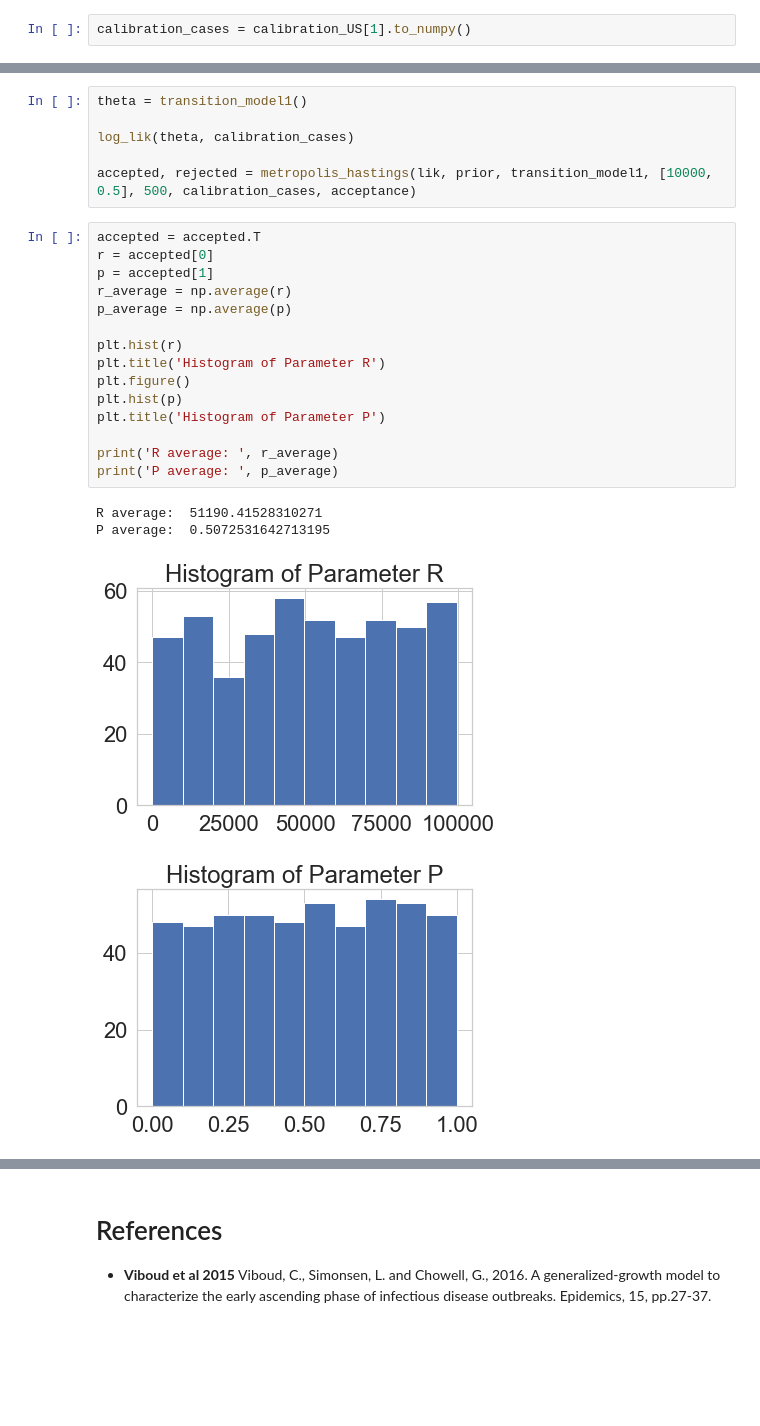
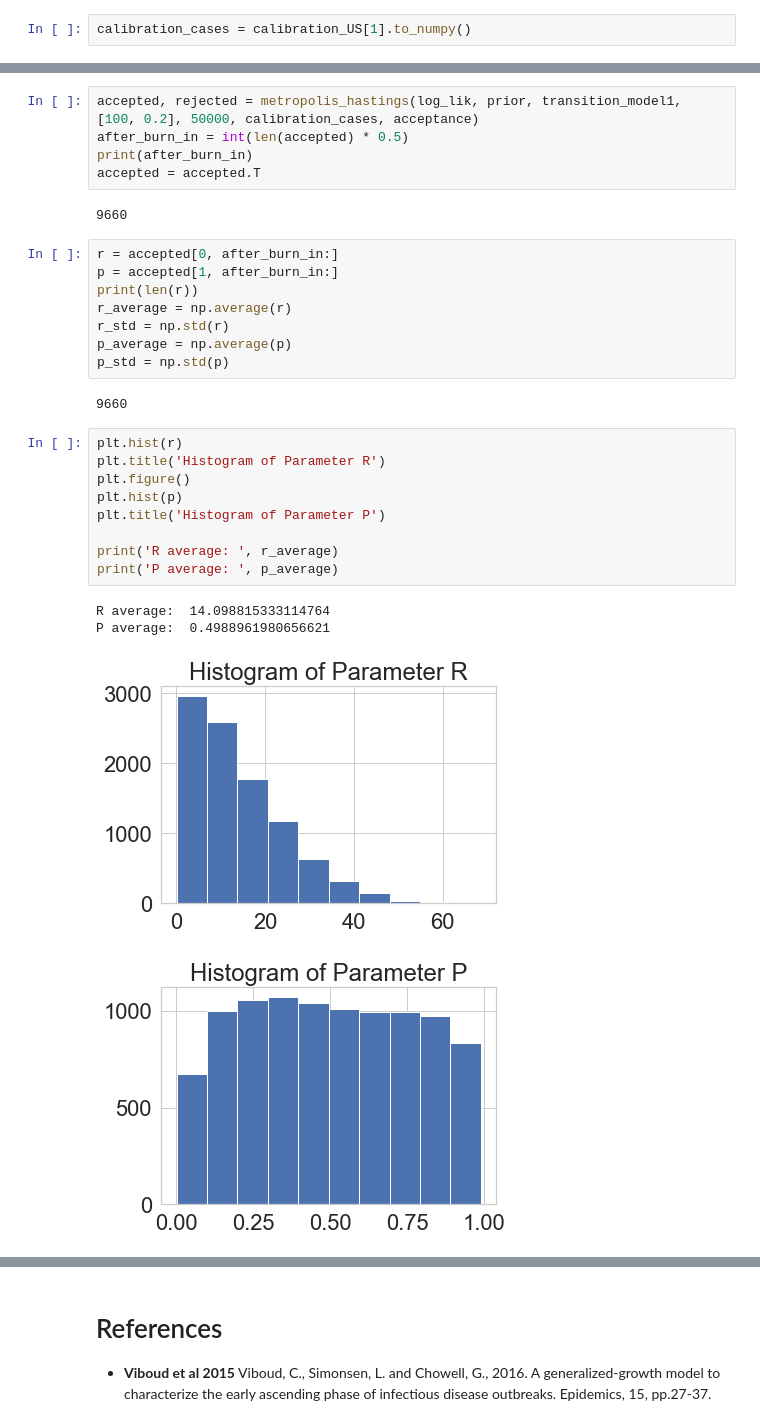
Before and after one commit to akhilpotla/StudyCovid19, a Jupyter notebook: process/bayesian/Assignment on Bayesian Inversion.ipynb, the cells around one changed output, grey strips where cells are left out. Cells and saved outputs as stored; diff of their text form; blank space fills up the shorter version.

Commit message:
Fixed prior and transition_model

```diff
--- a/process/bayesian/Assignment on Bayesian Inversion.ipynb
+++ b/process/bayesian/Assignment on Bayesian Inversion.ipynb
@@ -125,28 +127,33 @@ def metropolis_hastings(likelihood_computer, prior, transition_model, param_init
 
     return np.array(accepted), np.array(rejected)
-# %%
-theta = transition_model1()
-
-log_lik(theta, calibration_cases)
-
-accepted, rejected = metropolis_hastings(lik, prior, transition_model1, [10000, 0.5], 500, calibration_cases, acceptance)
+# %%
+accepted, rejected = metropolis_hastings(log_lik, prior, transition_model1, [100, 0.2], 50000, calibration_cases, acceptance)
+after_burn_in = int(len(accepted) * 0.5)
+print(after_burn_in)
+accepted = accepted.T
+# %% [output]
+9660
+# %%
+r = accepted[0, after_burn_in:]
+p = accepted[1, after_burn_in:]
+print(len(r))
+r_average = np.average(r)
+r_std = np.std(r)
+p_average = np.average(p)
+p_std = np.std(p)
+# %% [output]
+9660
 # %%
-accepted = accepted.T
-r = accepted[0]
-p = accepted[1]
-r_average = np.average(r)
-p_average = np.average(p)
-
 plt.hist(r)
 plt.title('Histogram of Parameter R')
 plt.figure()
 plt.hist(p)
 plt.title('Histogram of Parameter P')
 
 print('R average: ', r_average)
 print('P average: ', p_average)
 # %% [output]
-R average:  51190.41528310271
-P average:  0.5072531642713195
+R average:  14.098815333114764
+P average:  0.4988961980656621
-[figure, old version]
+[figure, new version]
-[figure, old version]
+[figure, new version]
```
Also changed, not shown: parts of 10 cells of this notebook.
